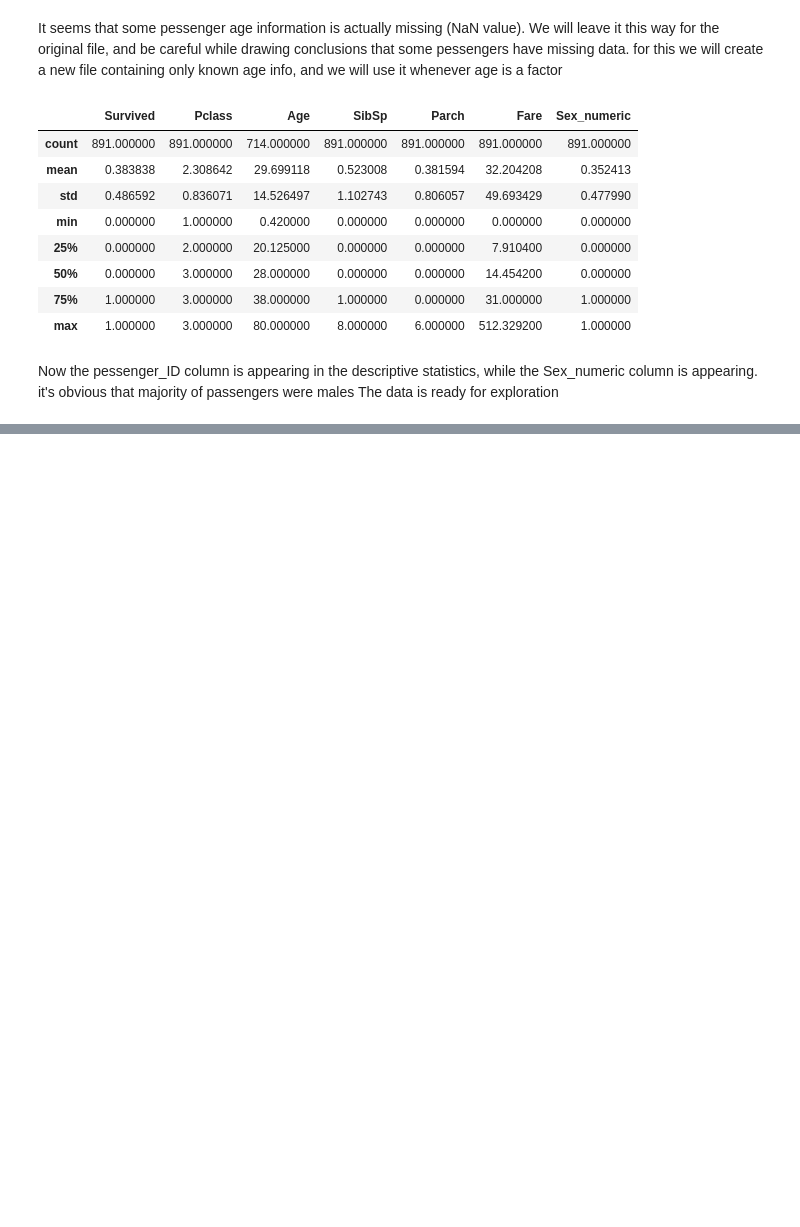
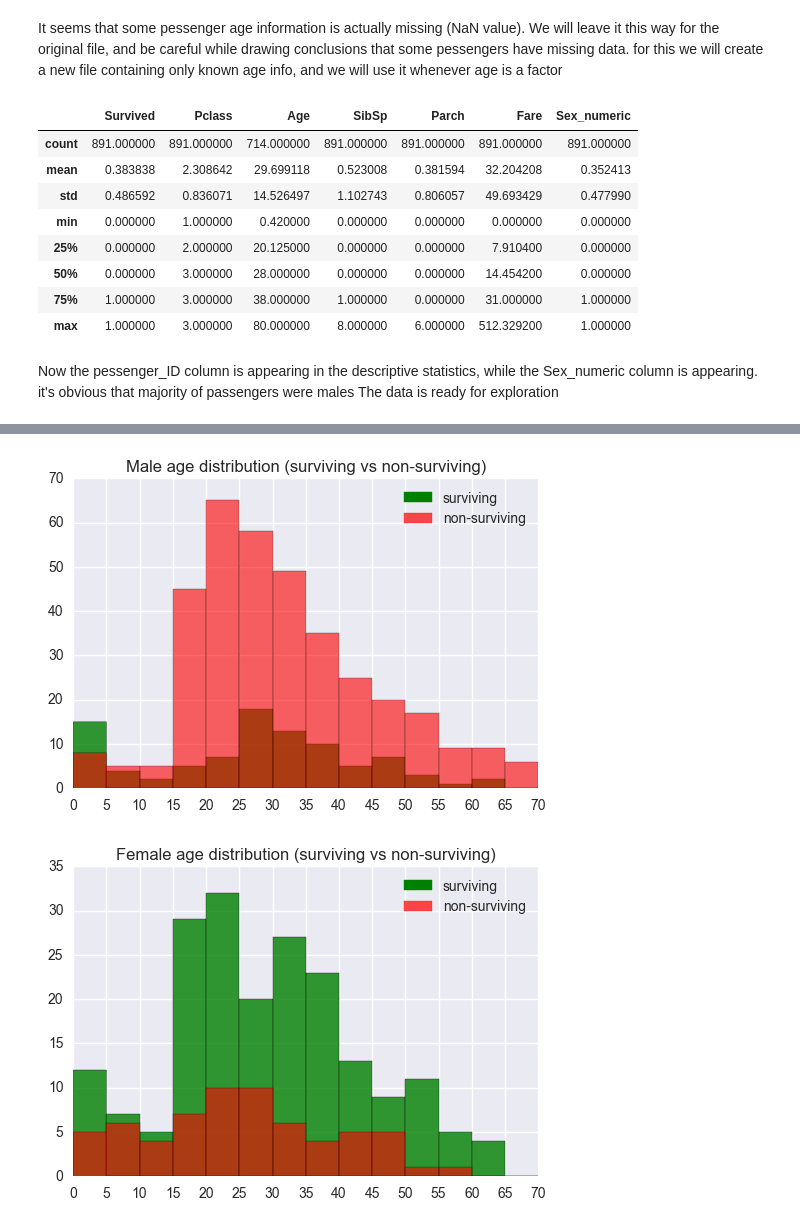
Before and after one commit to Mahmoud-AbouZeid/Lessons-From-Titanic, a Jupyter notebook: The Sinking of RMS Titanic.ipynb, the cells around one changed output, grey strips where cells are left out. Drawn from its saved outputs; the diff is of its cells as text; code cells hidden in the pictures; blank space fills up the shorter version.

```diff
--- a/The Sinking of RMS Titanic.ipynb
+++ b/The Sinking of RMS Titanic.ipynb
@@ -108,0 +158,31 @@ Now the pessenger_ID column is appearing in the descriptive statistics, while th
+# %%
+# Survival vs age
+# Let's represent it by Histogram for males and females separately.. we will start by males
+# let's also normalize it by the count of males for each bins
+from matplotlib.patches import Rectangle
+handles = [Rectangle((0,0),1,1,color='green'),Rectangle((0,0),1,1,color='red', alpha=0.7)]
+legend_labels=['surviving','non-surviving']
+bin_values = [n*5 for n in range(15)]
+
+#male distribution
+surviving_males_ages=titanic_data_full_Age[(titanic_data_full_Age['Sex_numeric']==0) & (titanic_data_full_Age['Survived']==1)]['Age']
+non_surviving_males_ages=titanic_data_full_Age[(titanic_data_full_Age['Sex_numeric']==0) & (titanic_data_full_Age['Survived']==0)]['Age']
+plt.hist(surviving_males_ages, alpha=0.8,color='green',bins=bin_values)
+plt.hist(non_surviving_males_ages, alpha=0.6, color='red',bins=bin_values)
+plt.xticks(bin_values)
+plt.title("Male age distribution (surviving vs non-surviving)")
+plt.legend(handles, legend_labels,loc='upper right')
+plt.show()
+
+#female distribution
+surviving_female_ages=titanic_data_full_Age[(titanic_data_full_Age['Sex_numeric']==1) & (titanic_data_full_Age['Survived']==1)]['Age']
+non_surviving_female_ages=titanic_data_full_Age[(titanic_data_full_Age['Sex_numeric']==1) &(titanic_data_full_Age['Survived']==0)]['Age']
+plt.hist(surviving_female_ages, alpha=0.8,color='green',bins=bin_values)
+plt.hist(non_surviving_female_ages, alpha=0.6, color='red',bins=bin_values)
+plt.xticks(bin_values)
+plt.legend(handles, legend_labels,loc='upper right')
+plt.title("Female age distribution (surviving vs non-surviving)")
+plt.show()
+# %% [output]
+[figure, added]
+[figure, added]
```
Also changed, not shown: parts of 14 cells of this notebook.
